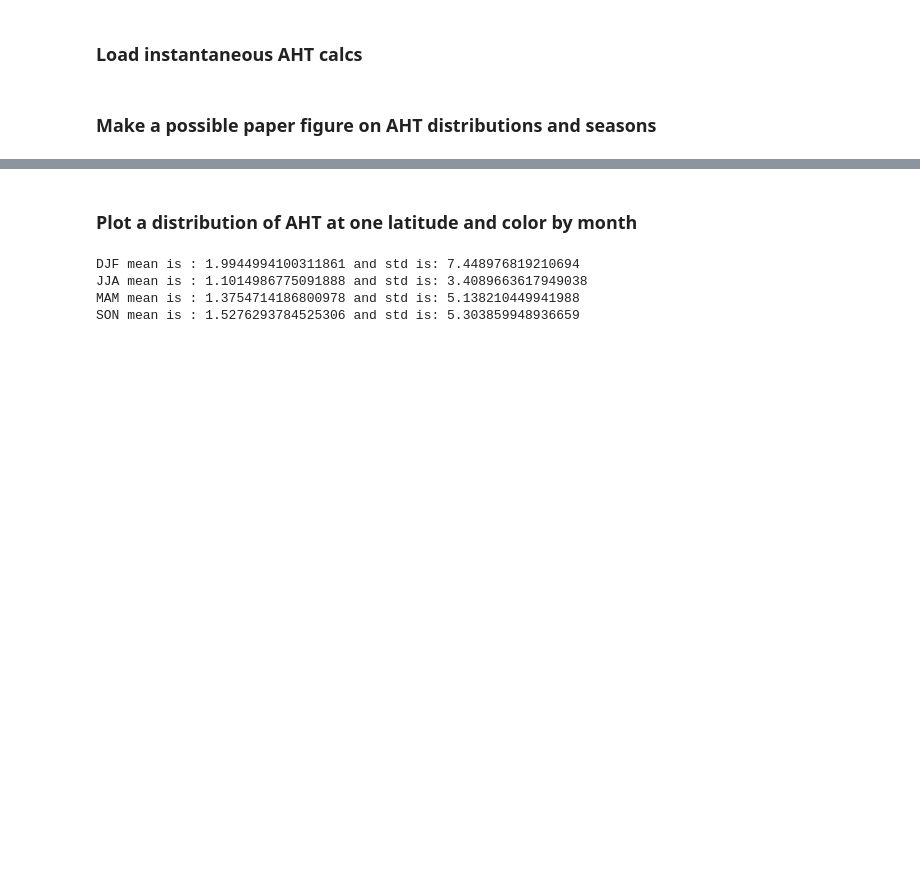
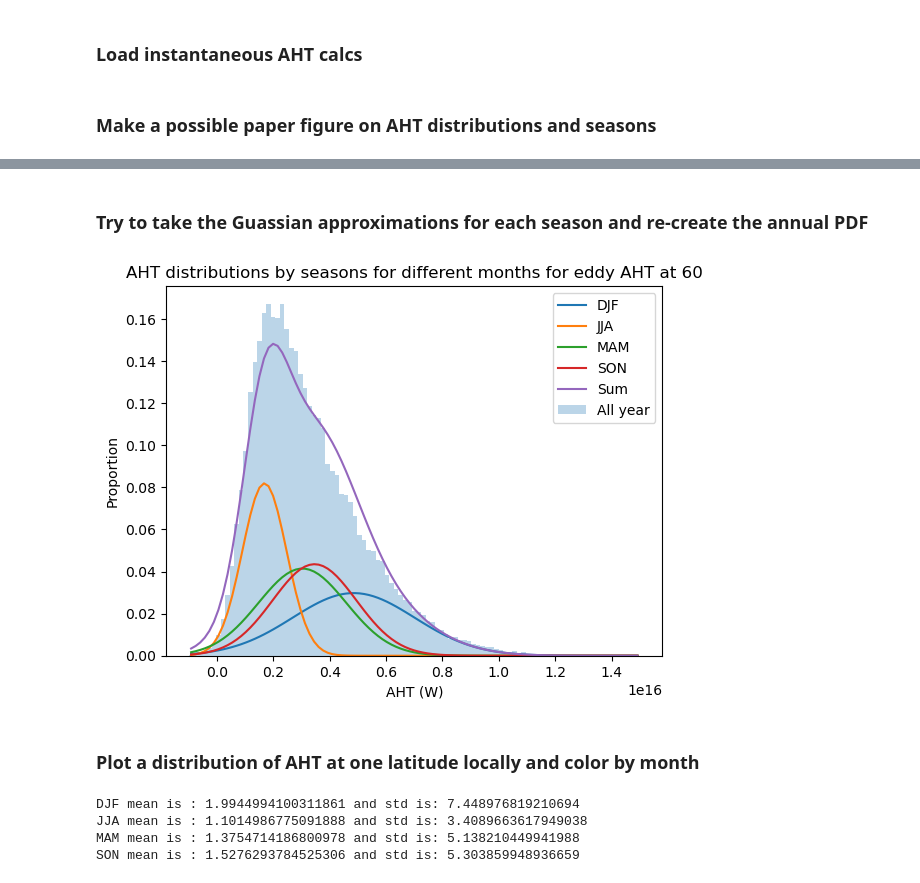
Before and after one commit to tylersc/ERA5_aht, a Jupyter notebook: AHT_seasons_distributions.ipynb, the cells around one changed output, grey strips where cells are left out. Cells and saved outputs as stored; diff of their text form; code cells hidden in the pictures; blank space fills up the shorter version.

```diff
--- a/AHT_seasons_distributions.ipynb
+++ b/AHT_seasons_distributions.ipynb
@@ -122,0 +123,2 @@ plt.show()
+# %% [markdown]
+### Try to take the Guassian approximations for each season and re-create the annual PDF
@@ -123,5 +165,46 @@ plt.show()
+# %%
+which_lat1 = 60
+which_lat2 = -40
+eddy_aht_grouped = aht_ds.eddy_aht.groupby('time.season')
+
+bins = np.linspace(-.1e16, 1.5e16, 60)
+
+gaus_sum = np.zeros(99)
+for sea in seasons:
+
+    eddy_aht = eddy_aht_grouped[sea].sel(latitude=which_lat1)
+    # Fit to normal distribution
+
+    bin_middles, bin_probs, gaus = hist_gauss(eddy_aht)
+
+    plt.plot(bin_middles, gaus, label=sea)
+    #(mu, sigma) = sc.norm.fit(eddy_aht)
+    # The pdf should not normed anymore but scaled the same way as the data
+    #gaus = sc.norm.pdf(bins, mu, sigma)
+
+    #plt.plot(bins, gaus, label=sea)
+    gaus_sum += gaus
+
+plt.plot(bin_middles, gaus_sum, label='Sum')
+
+bin_middles, bin_probs, gaus = hist_gauss(aht_ds.eddy_aht.sel(latitude=which_lat1))
+bin_width = bin_middles[1]-bin_middles[0]
+plt.bar(bin_middles, bin_probs * 4, width=bin_width, alpha=0.3, label='All year')
+
+plt.legend(loc=0)
+
+plt.ylabel('Proportion')
+plt.xlabel('AHT (W)')
+
+plt.title('AHT distributions by seasons for different months for eddy AHT at ' + str(which_lat1))
+
+#plt.savefig('figures/2_22_22_meeting/eddy_gaus_distributions_seasons_total_' + str(which_lat1))
+
+plt.show()
+# %% [output]
+[figure, added]
 # %% [markdown]
-### Plot a distribution of AHT at one latitude and color by month
+### Plot a distribution of AHT at one latitude locally and color by month
 # %%
 plt.figure(figsize=(8,6))
 
```
Also changed, not shown: parts of 6 cells of this notebook, 1 other file.
